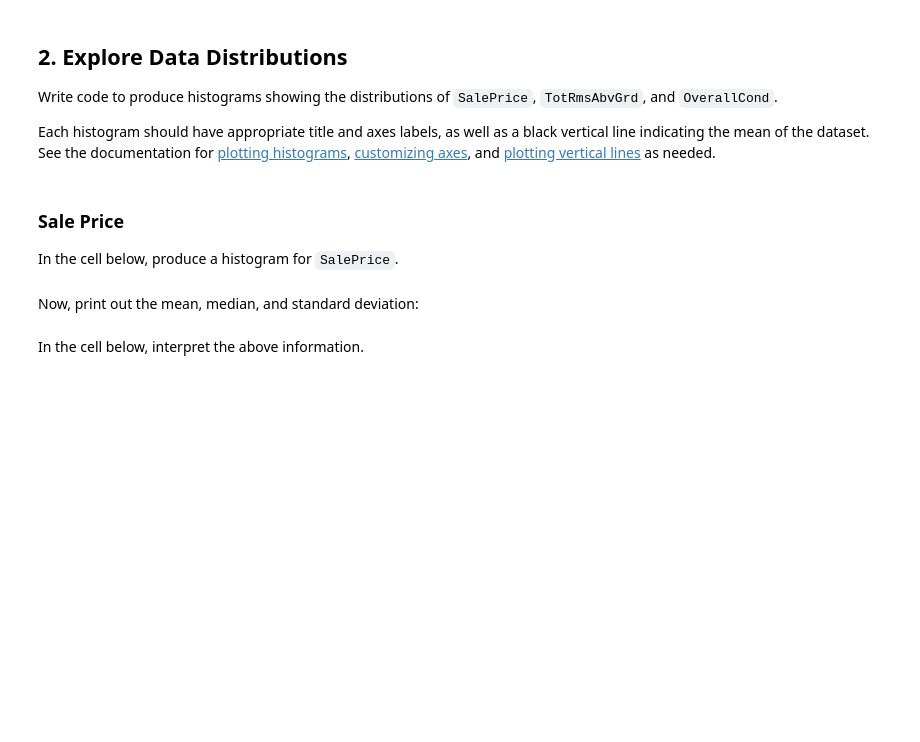
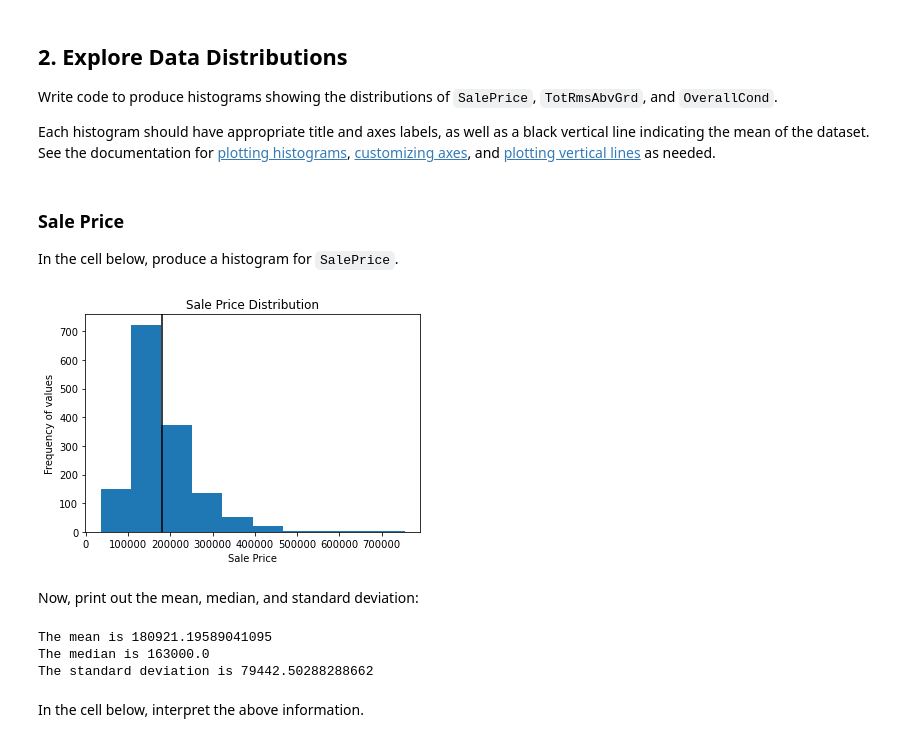
Before and after one commit to OswaldCc/dsc-pandas-eda-lab, a Jupyter notebook: index.ipynb, the cells around one changed output. Cells and saved outputs as stored; diff of their text form; code cells hidden in the pictures; blank space fills up the shorter version.

Commit message:
analyzed sale price and plotted histogram

```diff
--- a/index.ipynb
+++ b/index.ipynb
@@ -95,6 +98,7 @@ And set `%matplotlib inline` so the graphs will display immediately below the ce
 Now, use pandas to open the file located at `data/ames.csv` ([documentation here](https://pandas.pydata.org/pandas-docs/stable/reference/api/pandas.read_csv.html)). Specify the argument `index_col=0` in order to avoid creating an extra `Id` column. Name the resulting dataframe `df`.
 # %%
 # Your code here
+df=pd.read_csv('data/ames.csv', index_col=0)
 # %% [markdown]
 The following code checks that you loaded the data correctly:
 # %%
@@ -131,2 +167,14 @@ In the cell below, produce a histogram for `SalePrice`.
+# %%
+# Your code here
+sale_price=df['SalePrice']
+fig, ax =plt.subplots()
+ax.hist(sale_price)
+ax.set_title('Sale Price Distribution')
+ax.set_xlabel('Sale Price')
+ax.set_ylabel('Frequency of values')
+plt.axvline(x=sale_price.mean(),color='black')
+plt.show()
+# %% [output]
+[figure, added]
 # %% [markdown]
 Now, print out the mean, median, and standard deviation:
@@ -135,3 +181,15 @@ Now, print out the mean, median, and standard deviation:
+# %%
+# Your code here
+sale_price_mean=sale_price.mean()
+sale_price_median=sale_price.median()
+sale_price_std=sale_price.std()
+print('The mean is {}'.format(sale_price_mean))
+print('The median is {}'.format(sale_price_median))
+print('The standard deviation is {}'.format(sale_price_std))
+# %% [output]
+The mean is 180921.19589041095
+The median is 163000.0
+The standard deviation is 79442.50288288662
 # %% [markdown]
 In the cell below, interpret the above information.
 # %%
```
Also changed, not shown: parts of 6 cells of this notebook.
